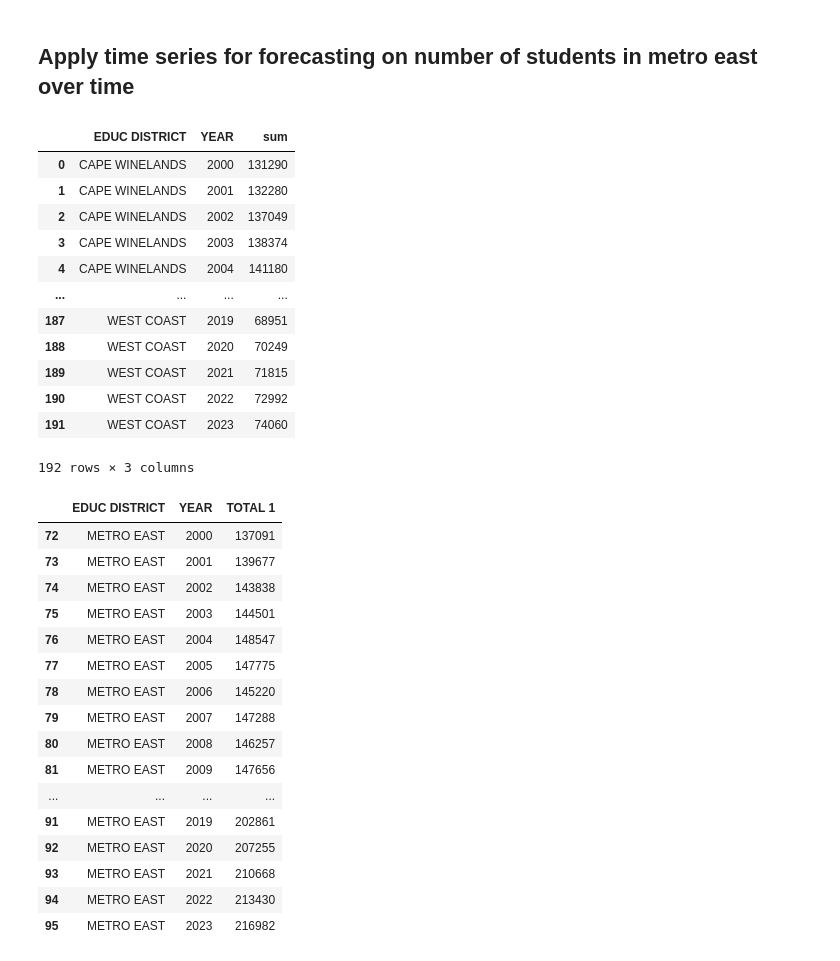
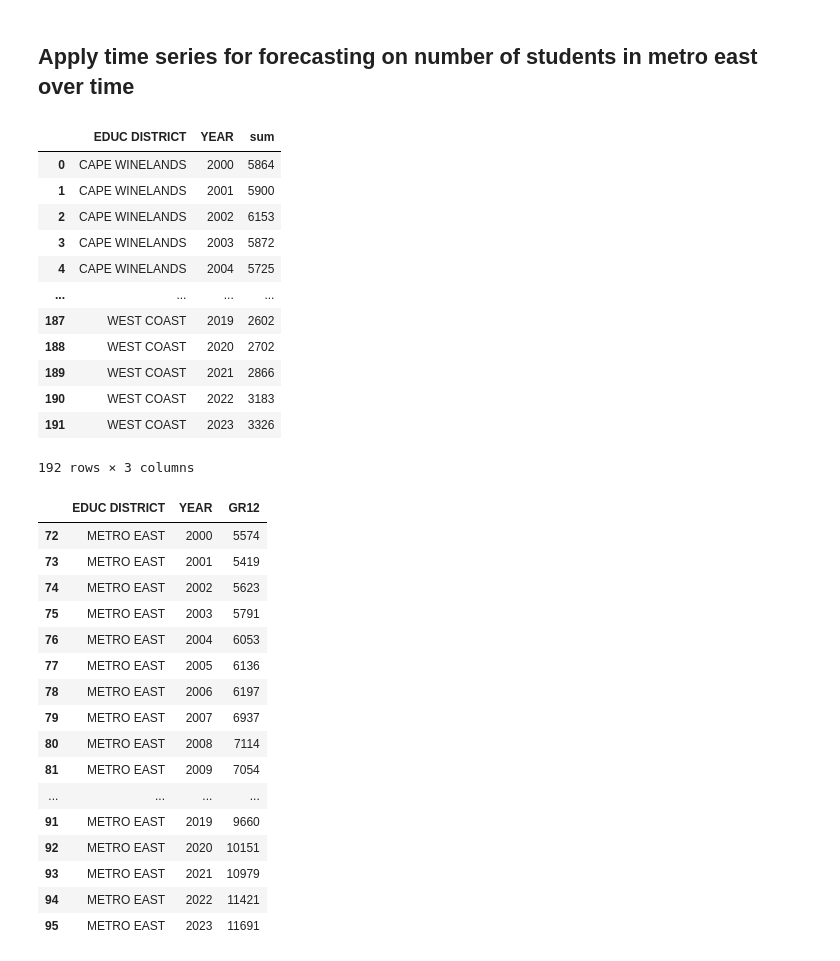
Before and after one commit to Gareth1995/education_project, a Jupyter notebook: time_series.ipynb, the cells around one changed output. Drawn from its saved outputs; the diff is of its cells as text; code cells hidden in the pictures.

```diff
--- a/time_series.ipynb
+++ b/time_series.ipynb
@@ -17,24 +17,28 @@ from math import sqrt
 # %%
 # load data
 enrollment_ts = pd.read_excel('eda/data/enrollment data.xlsx', sheet_name='Clean_PO_Detail')
+# %%
+# variable to apply time series to
+grade = 'GR12'
+metro_name = 'METRO EAST'
 # %%
 # group by district and circuit and sum the values together
 metro_enrollment = enrollment_ts.groupby(['EDUC DISTRICT', 'YEAR']).agg([sum])
-metro_enrollment = metro_enrollment['TOTAL 1'].reset_index()
+metro_enrollment = metro_enrollment[grade].reset_index()
 metro_enrollment
 # %% [output]
 |  | EDUC DISTRICT | YEAR | sum |
-| 0 | CAPE WINELANDS | 2000 | 131290 |
-| 1 | CAPE WINELANDS | 2001 | 132280 |
-| 2 | CAPE WINELANDS | 2002 | 137049 |
-| 3 | CAPE WINELANDS | 2003 | 138374 |
-| 4 | CAPE WINELANDS | 2004 | 141180 |
+| 0 | CAPE WINELANDS | 2000 | 5864 |
+| 1 | CAPE WINELANDS | 2001 | 5900 |
+| 2 | CAPE WINELANDS | 2002 | 6153 |
+| 3 | CAPE WINELANDS | 2003 | 5872 |
+| 4 | CAPE WINELANDS | 2004 | 5725 |
 | ... | ... | ... | ... |
-| 187 | WEST COAST | 2019 | 68951 |
-| 188 | WEST COAST | 2020 | 70249 |
-| 189 | WEST COAST | 2021 | 71815 |
-| 190 | WEST COAST | 2022 | 72992 |
-| 191 | WEST COAST | 2023 | 74060 |
+| 187 | WEST COAST | 2019 | 2602 |
+| 188 | WEST COAST | 2020 | 2702 |
+| 189 | WEST COAST | 2021 | 2866 |
+| 190 | WEST COAST | 2022 | 3183 |
+| 191 | WEST COAST | 2023 | 3326 |
 192 rows × 3 columns
 # %%
 # create plotly plot of metro enrollments
@@ -48,34 +52,33 @@ title = 'Enrollment Time Series')
 fig.show()
 # %%
 # method to subset data according to metro and variable to count for further analysis
-metro_name = 'METRO EAST'
 def filter_df(df, metro, variable):
 
     metro_enrollment = df.groupby(['EDUC DISTRICT', 'YEAR']).agg([sum]) # group by education district
     metro_enrollment = metro_enrollment[str(variable)].reset_index()
 
     return metro_enrollment[metro_enrollment['EDUC DISTRICT'] == metro].rename(columns = {'sum':str(variable)})
 
-enrollment_subset = filter_df(enrollment_ts, metro_name, 'TOTAL 1')
+enrollment_subset = filter_df(enrollment_ts, metro_name, grade)
 enrollment_subset
 # %% [output]
-|  | EDUC DISTRICT | YEAR | TOTAL 1 |
-| 72 | METRO EAST | 2000 | 137091 |
-| 73 | METRO EAST | 2001 | 139677 |
-| 74 | METRO EAST | 2002 | 143838 |
-| 75 | METRO EAST | 2003 | 144501 |
-| 76 | METRO EAST | 2004 | 148547 |
-| 77 | METRO EAST | 2005 | 147775 |
-| 78 | METRO EAST | 2006 | 145220 |
-| 79 | METRO EAST | 2007 | 147288 |
-| 80 | METRO EAST | 2008 | 146257 |
-| 81 | METRO EAST | 2009 | 147656 |
+|  | EDUC DISTRICT | YEAR | GR12 |
+| 72 | METRO EAST | 2000 | 5574 |
+| 73 | METRO EAST | 2001 | 5419 |
+| 74 | METRO EAST | 2002 | 5623 |
+| 75 | METRO EAST | 2003 | 5791 |
+| 76 | METRO EAST | 2004 | 6053 |
+| 77 | METRO EAST | 2005 | 6136 |
+| 78 | METRO EAST | 2006 | 6197 |
+| 79 | METRO EAST | 2007 | 6937 |
+| 80 | METRO EAST | 2008 | 7114 |
+| 81 | METRO EAST | 2009 | 7054 |
 | ... | ... | ... | ... |
-| 91 | METRO EAST | 2019 | 202861 |
-| 92 | METRO EAST | 2020 | 207255 |
-| 93 | METRO EAST | 2021 | 210668 |
-| 94 | METRO EAST | 2022 | 213430 |
-| 95 | METRO EAST | 2023 | 216982 |
+| 91 | METRO EAST | 2019 | 9660 |
+| 92 | METRO EAST | 2020 | 10151 |
+| 93 | METRO EAST | 2021 | 10979 |
+| 94 | METRO EAST | 2022 | 11421 |
+| 95 | METRO EAST | 2023 | 11691 |
 # %%
 # method to make the data stationary
 def subtract_from_previous(arr):
```
Also changed, not shown: parts of 4 cells of this notebook.
